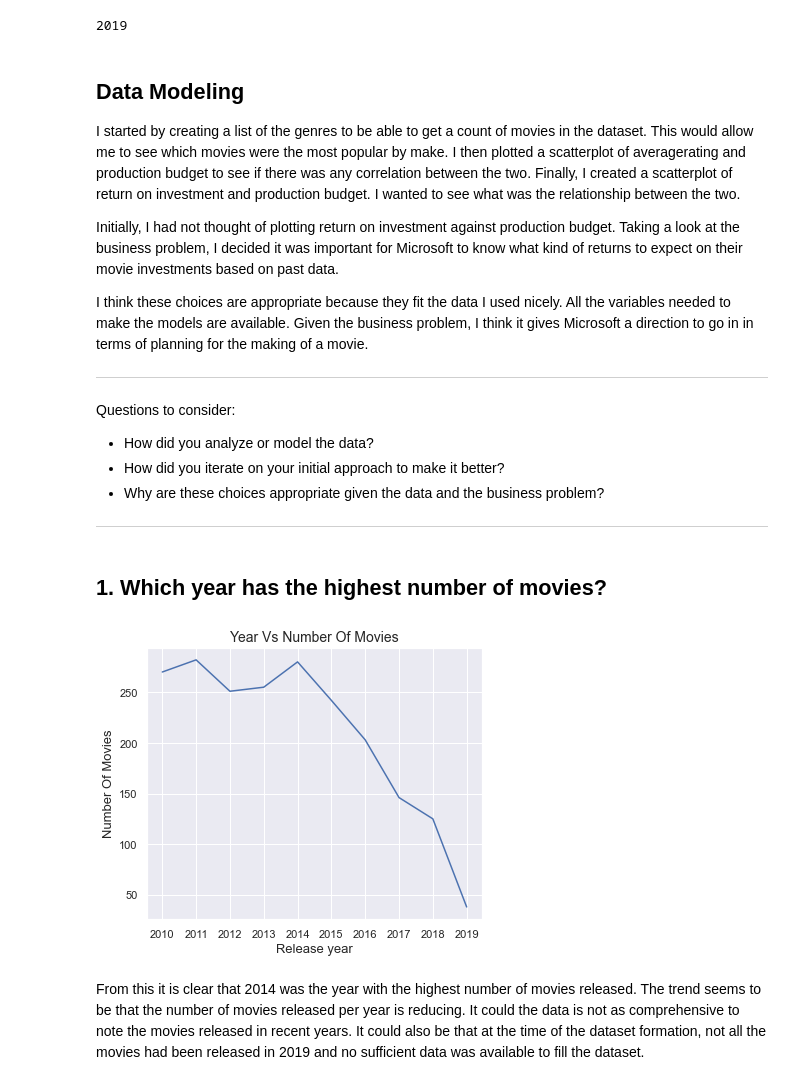
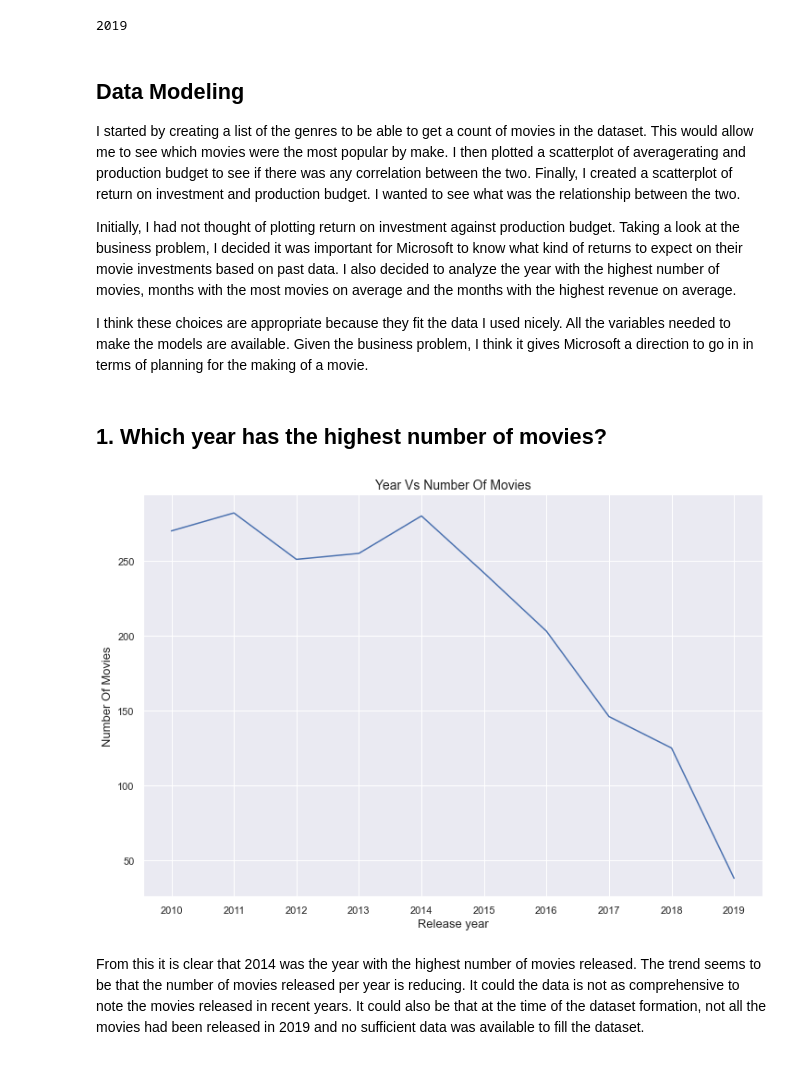
Before and after one commit to moseskuriia/Microsoft-Movie-Analysis, a Jupyter notebook: Microsoft Movie Analysis.ipynb, the cells around one changed output. Drawn from its saved outputs; the diff is of its cells as text; code cells hidden in the pictures.

```diff
--- a/Microsoft Movie Analysis.ipynb
+++ b/Microsoft Movie Analysis.ipynb
@@ -682,33 +665,25 @@ basics_budgets_merge['start_year'].max()
 ## Data Modeling
 I started by creating a list of the genres to be able to get a count of movies in the dataset. This would allow me to see which movies were the most popular by make. I then plotted a scatterplot of averagerating and production budget to see if there was any correlation between the two. Finally, I created a scatterplot of return on investment and production budget.  I wanted to see what was the relationship between the two.
 
-Initially, I had not thought of plotting return on investment against production budget. Taking a look at the business problem, I decided it was important for Microsoft to know what kind of returns to expect on their movie investments based on past data.
+Initially, I had not thought of plotting return on investment against production budget. Taking a look at the business problem, I decided it was important for Microsoft to know what kind of returns to expect on their movie investments based on past data. I also decided to analyze the year with the highest number of movies, months with the most movies on average and the months with the highest revenue on average.
 
 I think these choices are appropriate because they fit the data I used nicely. All the variables needed to make the models are available. Given the business problem, I think it gives Microsoft a direction to go in in terms of planning for the making of a movie.
-
-
-***
-Questions to consider:
-* How did you analyze or model the data?
-* How did you iterate on your initial approach to make it better?
-* Why are these choices appropriate given the data and the business problem?
-***
 # %% [markdown]
 ##  1. Which year has the highest number of movies?
 # %%
 #visuallizing the year with the highest number of movies
 
 movie_count =  basics_budgets_merge.groupby('start_year').count()['id']
 
 movie_count.plot(xticks = np.arange(2010,2020,1))
 
-sns.set(rc={'figure.figsize':(6,5)})
+sns.set(rc={'figure.figsize':(12,8)})
 plt.title("Year Vs Number Of Movies",fontsize = 14)
 plt.xlabel('Release year',fontsize = 13)
 plt.ylabel('Number Of Movies',fontsize = 13)
 plt.savefig('./images/YearvsNoMovies', dpi = 300);
 # %% [output]
-[figure, old version]
+[figure, new version]
 # %% [markdown]
 From this it is clear that 2014 was the year with the highest number of movies released. The trend seems to be that the number of movies released per year is reducing. It could the data is not as comprehensive to note the movies released in recent years. It could also be that at the time of the dataset formation, not all the movies had been released in 2019 and no sufficient data was available to fill the dataset.
 # %% [markdown]
```
Also changed, not shown: parts of 12 cells of this notebook.
